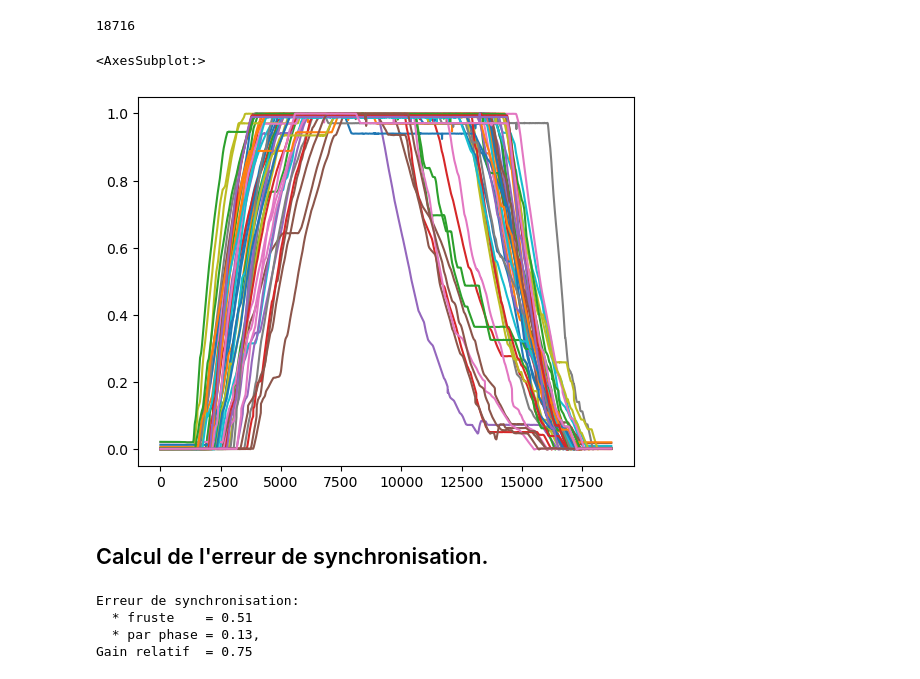
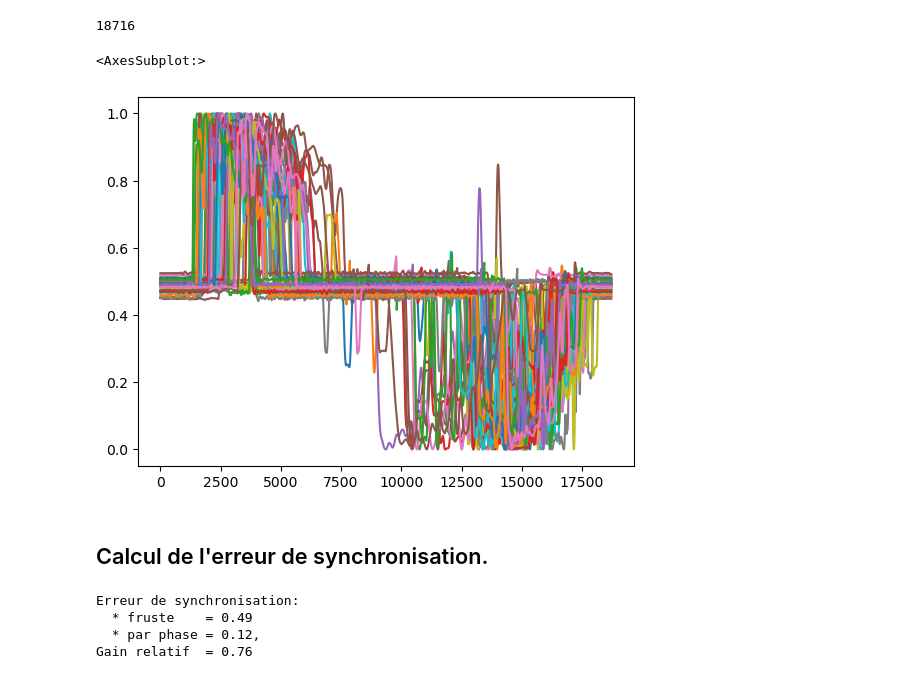
Before and after one commit to RubertiS/Projet_rectangularisation_vols, a Jupyter notebook: Notebooks/decoupage_elementaire.ipynb, the cells around one changed output. Drawn from its saved outputs; the diff is of its cells as text; code cells hidden in the pictures.

```diff
--- a/Notebooks/decoupage_elementaire.ipynb
+++ b/Notebooks/decoupage_elementaire.ipynb
@@ -218,12 +218,13 @@ np.sum(NL)
 # %% [output]
 18716
 # %%
+m2d.NORM_DATA = m2d.norm_data1
 F = m2d.frust_nrm(ds,np.sum(NL))
 # %%
-F['ALT'].plot(legend=False)
+F['Vz'].plot(legend=False)
 # %% [output]
 <AxesSubplot:>
-[figure, old version]
+[figure, new version]
 # %% [markdown]
 ## Calcul de l'erreur de synchronisation.
 # %%
@@ -236,6 +237,6 @@ print(f"  * par phase = {dsp:.2f},")
 print(f"Gain relatif  = {g:.2f}")
 # %% [output]
 Erreur de synchronisation:
-  * fruste    = 0.51
-  * par phase = 0.13,
-Gain relatif  = 0.75
+  * fruste    = 0.49
+  * par phase = 0.12,
+Gain relatif  = 0.76
```
Also changed, not shown: parts of 7 cells of this notebook, 1 other file.
